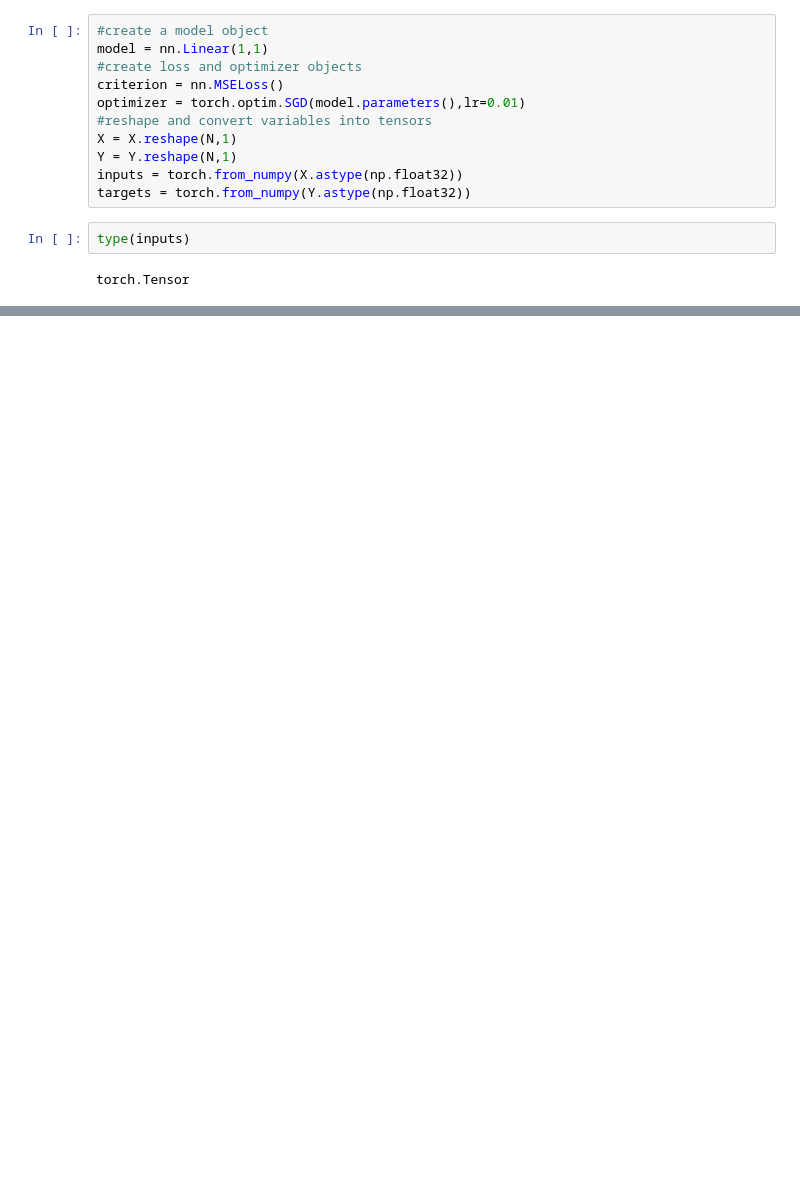
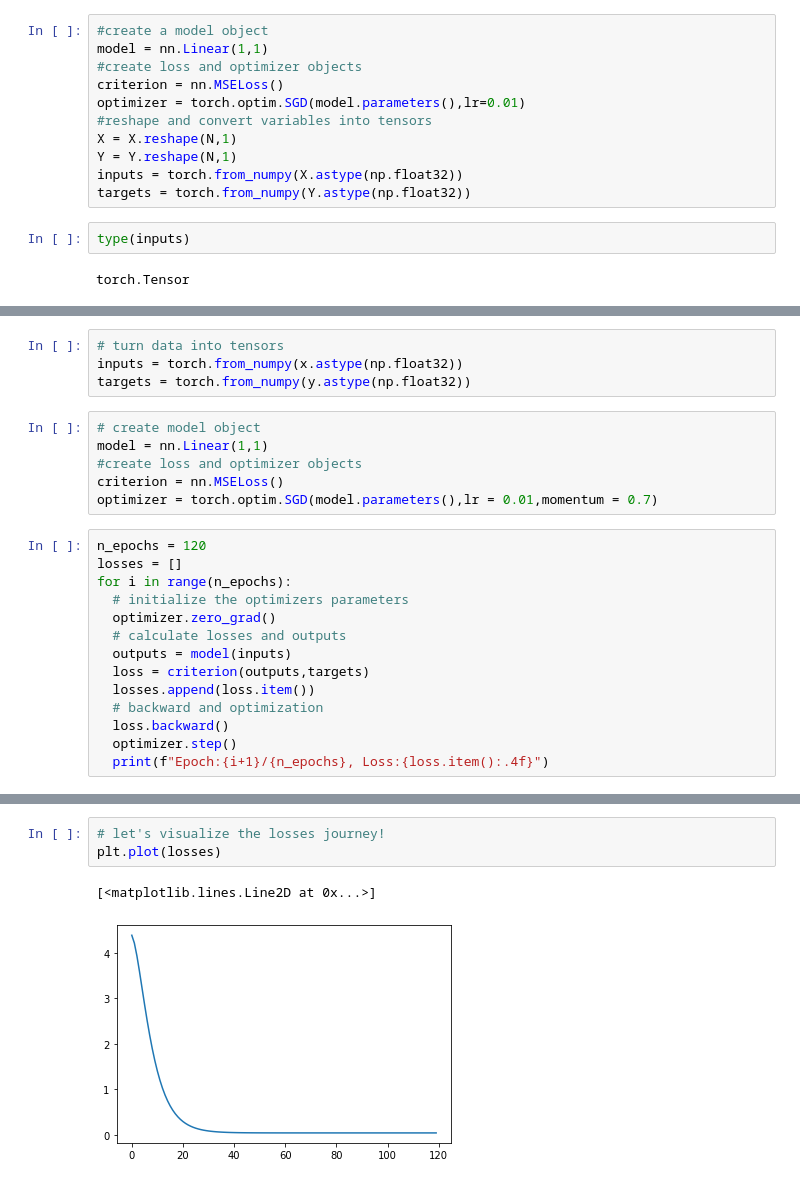
Before and after one commit to AimjGuytidy/pytorch-on, a Jupyter notebook: lazy_pytorch.ipynb, the cells around one changed output, grey strips where cells are left out. Cells and saved outputs as stored; diff of their text form; blank space fills up the shorter version.

```diff
--- a/lazy_pytorch.ipynb
+++ b/lazy_pytorch.ipynb
@@ -84,0 +169,24 @@ plt.plot(X,predicted,label="Predicted values")
+# %%
+# turn data into tensors
+inputs = torch.from_numpy(x.astype(np.float32))
+targets = torch.from_numpy(y.astype(np.float32))
+# %%
+# create model object
+model = nn.Linear(1,1)
+#create loss and optimizer objects
+criterion = nn.MSELoss()
+optimizer = torch.optim.SGD(model.parameters(),lr = 0.01,momentum = 0.7)
+# %%
+n_epochs = 120
+losses = []
+for i in range(n_epochs):
+  # initialize the optimizers parameters
+  optimizer.zero_grad()
+  # calculate losses and outputs
+  outputs = model(inputs)
+  loss = criterion(outputs,targets)
+  losses.append(loss.item())
+  # backward and optimization
+  loss.backward()
+  optimizer.step()
+  print(f"Epoch:{i+1}/{n_epochs}, Loss:{loss.item():.4f}")
@@ -84,0 +211,6 @@ plt.plot(X,predicted,label="Predicted values")
+# %%
+# let's visualize the losses journey!
+plt.plot(losses)
+# %% [output]
+[<matplotlib.lines.Line2D at 0x...>]
+[figure, added]
```
Also changed, not shown: parts of 17 cells of this notebook.
